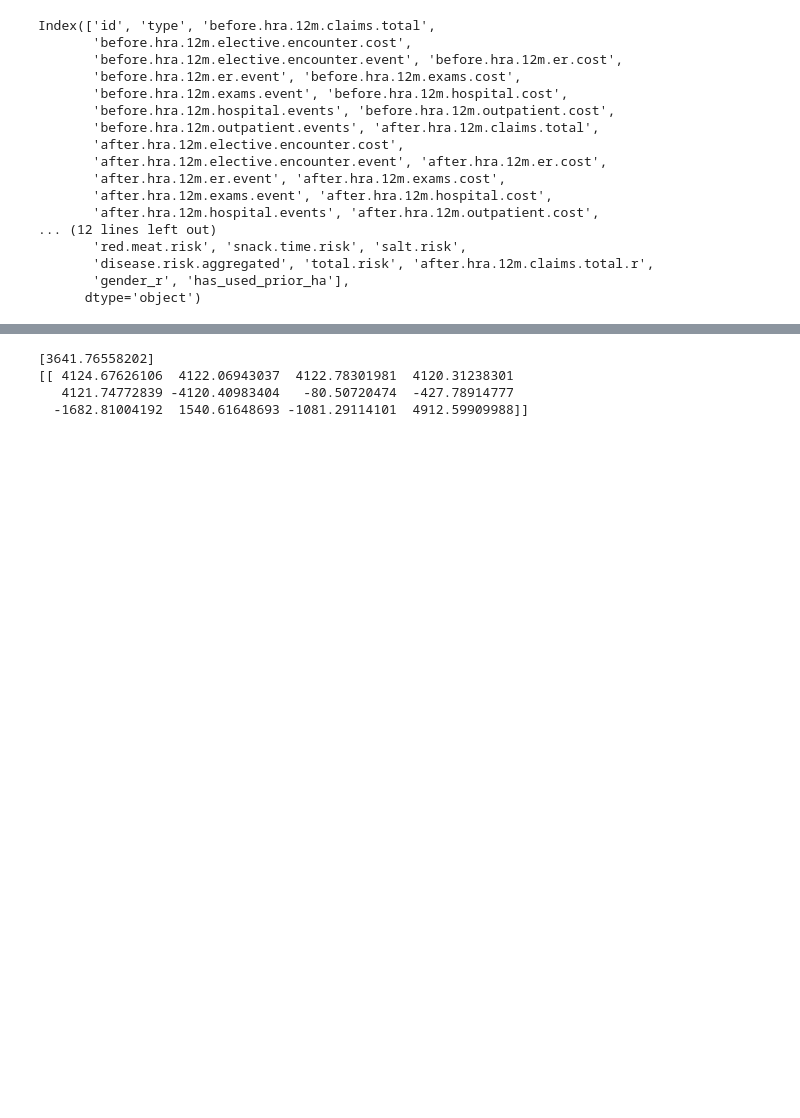
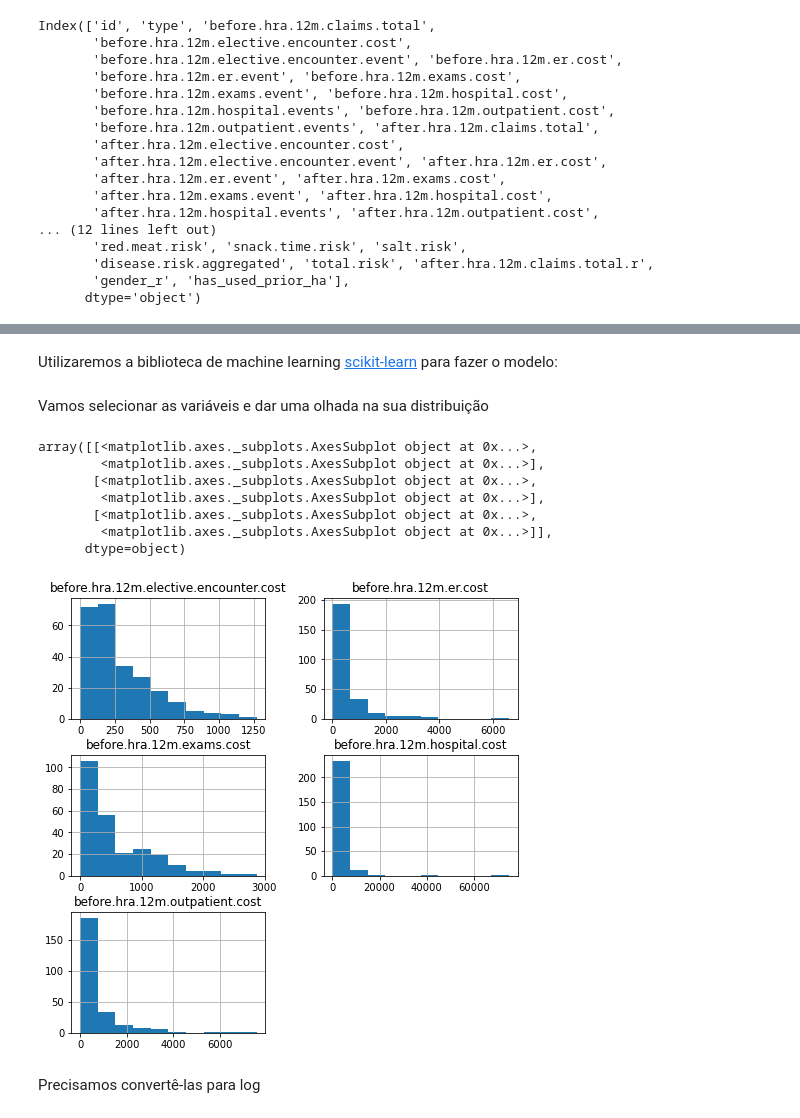
Before and after one commit to zetta-academy/exp-curso-python-saude, a Jupyter notebook: PySaude_03_python_analise_exploratoria_de_dados.ipynb, the cells around one changed output, grey strips where cells are left out. Drawn from its saved outputs; the diff is of its cells as text; code cells hidden in the pictures; blank space fills up the shorter version.

Commit message:
added multiple linear regression on notebook

```diff
--- a/PySaude_03_python_analise_exploratoria_de_dados.ipynb
+++ b/PySaude_03_python_analise_exploratoria_de_dados.ipynb
@@ -485,41 +484,2 @@ Index(['id', 'type', 'before.hra.12m.claims.total',
-# %%
-from sklearn.linear_model import LinearRegression
-from sklearn.preprocessing import RobustScaler
-from sklearn.model_selection import train_test_split
-
-lm = LinearRegression()
-
-X = data_b[['before.hra.12m.elective.encounter.cost',
-           'before.hra.12m.er.cost',
-           'before.hra.12m.exams.cost',
-           'before.hra.12m.hospital.cost',
-           'before.hra.12m.outpatient.cost',
-           'before.hra.12m.claims.total',
-           'age',
-           'gender',
-           'rhinitis.sinusitis',
-           'migraine.headache',
-           'allergies',
-           'gastritits']]
-
-y = data_b[['after.hra.12m.claims.total.r']]
-
-#X_scaled = RobustScaler().fit_transform(X)
-#y_scaled = RobustScaler().fit_transform(y)
-
-X_train, X_test, y_train, y_test = train_test_split(X,
-                                                    y,
-                                                    test_size=0.3,
-                                                    random_state=0)
-
-lm.fit(X, y)
-
-yhat = lm.predict(X)
-
-print(lm.intercept_)
-print(lm.coef_)
-# %% [output]
-[3641.76558202]
-[[ 4124.67626106  4122.06943037  4122.78301981  4120.31238301
-   4121.74772839 -4120.40983404   -80.50720474  -427.78914777
-  -1682.81004192  1540.61648693 -1081.29114101  4912.59909988]]
+# %% [markdown]
+Utilizaremos a biblioteca de machine learning [scikit-learn](https://scikit-learn.org/stable/) para fazer o modelo:
@@ -525,0 +490,18 @@ print(lm.coef_)
+# %% [markdown]
+Vamos selecionar as variáveis e dar uma olhada na sua distribuição
+# %%
+X = data_b.filter(regex='before.*cost').copy(deep=True) # Selecionar as variáveis de custo anterior
+y = data_b['after.hra.12m.claims.total.r']  # Selecionar o custo após
+# %%
+X.hist(figsize=(8, 8)) # Plotar histograma para as variáveis
+# %% [output]
+array([[<matplotlib.axes._subplots.AxesSubplot object at 0x...>,
+        <matplotlib.axes._subplots.AxesSubplot object at 0x...>],
+       [<matplotlib.axes._subplots.AxesSubplot object at 0x...>,
+        <matplotlib.axes._subplots.AxesSubplot object at 0x...>],
+       [<matplotlib.axes._subplots.AxesSubplot object at 0x...>,
+        <matplotlib.axes._subplots.AxesSubplot object at 0x...>]],
+      dtype=object)
+[figure, added]
+# %% [markdown]
+Precisamos convertê-las para log
```
Also changed, not shown: parts of 14 cells of this notebook, 2 other files.
